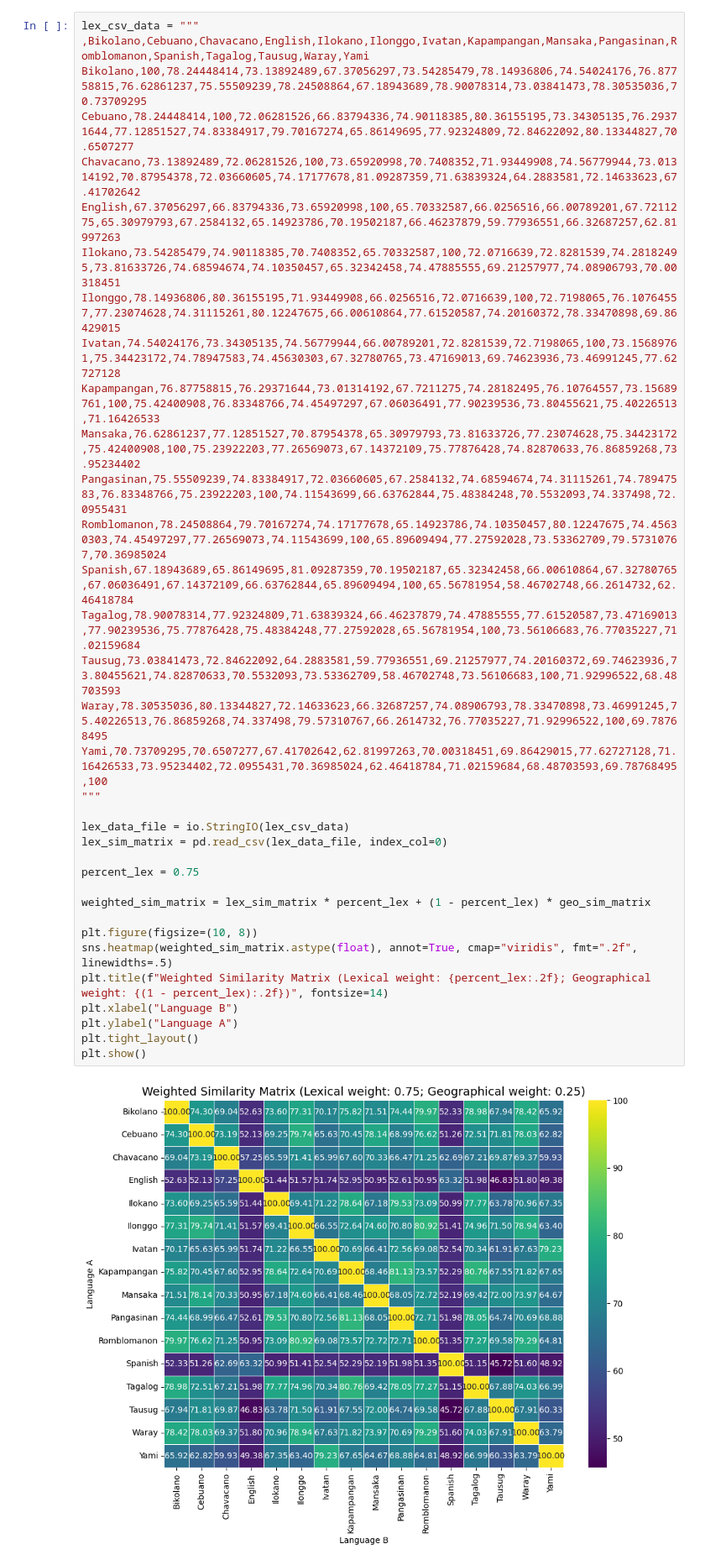
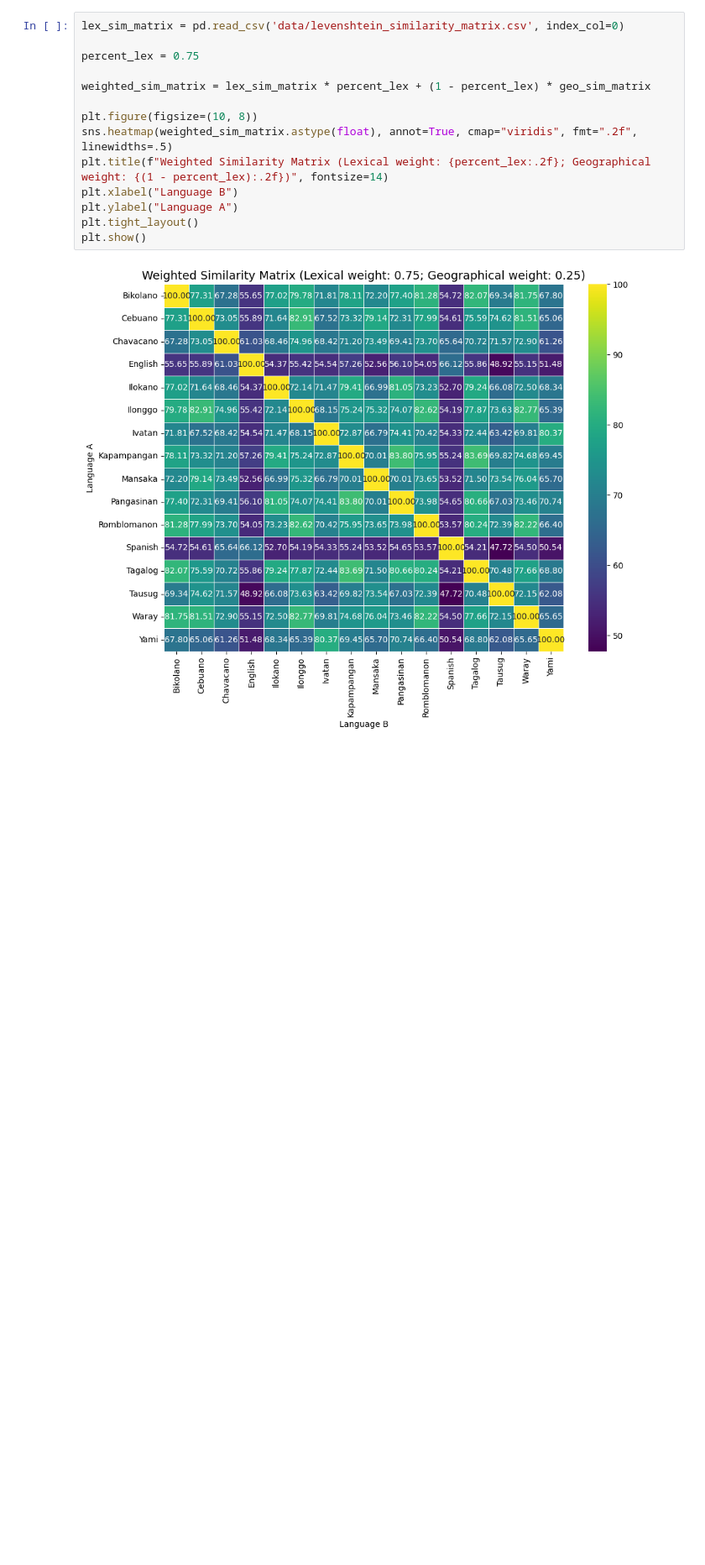
Before and after one commit to xandreiAThome/philippine-language-clustering, a Jupyter notebook: geographical-clustering.ipynb, the cells around one changed output. Shown at 84% size. Drawn from its saved outputs; the diff is of its cells as text; blank space fills up the shorter version.

```diff
--- a/geographical-clustering.ipynb
+++ b/geographical-clustering.ipynb
@@ -70,42 +70,21 @@ This matrix also captures important data that was missing from the lexical simil
 
 These two similarity scores both describe the similarity of each language to every other language, but each similarity score represents different dimensions or attributes that two languages are similar/different in. One way to summarize these two scores is to apply a weight to each similarity score, representing how much influence each similarity score has on the final similarity score value. We set the weight of the lexical similarity score to be 0.75 while the geographical similarity score has a weight of 0.25.
 # %%
-lex_csv_data = """
-,Bikolano,Cebuano,Chavacano,English,Ilokano,Ilonggo,Ivatan,Kapampangan,Mansaka,Pangasinan,Romblomanon,Spanish,Tagalog,Tausug,Waray,Yami
-Bikolano,100,78.24448414,73.13892489,67.37056297,73.54285479,78.14936806,74.54024176,76.87758815,76.62861237,75.55509239,78.24508864,67.18943689,78.90078314,73.03841473,78.30535036,70.73709295
-Cebuano,78.24448414,100,72.06281526,66.83794336,74.90118385,80.36155195,73.34305135,76.29371644,77.12851527,74.83384917,79.70167274,65.86149695,77.92324809,72.84622092,80.13344827,70.6507277
-Chavacano,73.13892489,72.06281526,100,73.65920998,70.7408352,71.93449908,74.56779944,73.01314192,70.87954378,72.03660605,74.17177678,81.09287359,71.63839324,64.2883581,72.14633623,67.41702642
-English,67.37056297,66.83794336,73.65920998,100,65.70332587,66.0256516,66.00789201,67.7211275,65.30979793,67.2584132,65.14923786,70.19502187,66.46237879,59.77936551,66.32687257,62.81997263
-Ilokano,73.54285479,74.90118385,70.7408352,65.70332587,100,72.0716639,72.8281539,74.28182495,73.81633726,74.68594674,74.10350457,65.32342458,74.47885555,69.21257977,74.08906793,70.00318451
-Ilonggo,78.14936806,80.36155195,71.93449908,66.0256516,72.0716639,100,72.7198065,76.10764557,77.23074628,74.31115261,80.12247675,66.00610864,77.61520587,74.20160372,78.33470898,69.86429015
-Ivatan,74.54024176,73.34305135,74.56779944,66.00789201,72.8281539,72.7198065,100,73.15689761,75.34423172,74.78947583,74.45630303,67.32780765,73.47169013,69.74623936,73.46991245,77.62727128
-Kapampangan,76.87758815,76.29371644,73.01314192,67.7211275,74.28182495,76.10764557,73.15689761,100,75.42400908,76.83348766,74.45497297,67.06036491,77.90239536,73.80455621,75.40226513,71.16426533
-Mansaka,76.62861237,77.12851527,70.87954378,65.30979793,73.81633726,77.23074628,75.34423172,75.42400908,100,75.23922203,77.26569073,67.14372109,75.77876428,74.82870633,76.86859268,73.95234402
-Pangasinan,75.55509239,74.83384917,72.03660605,67.2584132,74.68594674,74.31115261,74.78947583,76.83348766,75.23922203,100,74.11543699,66.63762844,75.48384248,70.5532093,74.337498,72.0955431
-Romblomanon,78.24508864,79.70167274,74.17177678,65.14923786,74.10350457,80.12247675,74.45630303,74.45497297,77.26569073,74.11543699,100,65.89609494,77.27592028,73.53362709,79.57310767,70.36985024
-Spanish,67.18943689,65.86149695,81.09287359,70.19502187,65.32342458,66.00610864,67.32780765,67.06036491,67.14372109,66.63762844,65.89609494,100,65.56781954,58.46702748,66.2614732,62.46418784
-Tagalog,78.90078314,77.92324809,71.63839324,66.46237879,74.47885555,77.61520587,73.47169013,77.90239536,75.77876428,75.48384248,77.27592028,65.56781954,100,73.56106683,76.77035227,71.02159684
-Tausug,73.03841473,72.84622092,64.2883581,59.77936551,69.21257977,74.20160372,69.74623936,73.80455621,74.82870633,70.5532093,73.53362709,58.46702748,73.56106683,100,71.92996522,68.48703593
-Waray,78.30535036,80.13344827,72.14633623,66.32687257,74.08906793,78.33470898,73.46991245,75.40226513,76.86859268,74.337498,79.57310767,66.2614732,76.77035227,71.92996522,100,69.78768495
-Yami,70.73709295,70.6507277,67.41702642,62.81997263,70.00318451,69.86429015,77.62727128,71.16426533,73.95234402,72.0955431,70.36985024,62.46418784,71.02159684,68.48703593,69.78768495,100
-"""
-
-lex_data_file = io.StringIO(lex_csv_data)
-lex_sim_matrix = pd.read_csv(lex_data_file, index_col=0)
+lex_sim_matrix = pd.read_csv('data/levenshtein_similarity_matrix.csv', index_col=0)
 
 percent_lex = 0.75
 
 weighted_sim_matrix = lex_sim_matrix * percent_lex + (1 - percent_lex) * geo_sim_matrix
 
 plt.figure(figsize=(10, 8))
 sns.heatmap(weighted_sim_matrix.astype(float), annot=True, cmap="viridis", fmt=".2f", linewidths=.5)
 plt.title(f"Weighted Similarity Matrix (Lexical weight: {percent_lex:.2f}; Geographical weight: {(1 - percent_lex):.2f})", fontsize=14)
 plt.xlabel("Language B")
 plt.ylabel("Language A")
 plt.tight_layout()
 plt.show()
 # %% [output]
-[figure, old version]
+[figure, new version]
 # %%
 from scipy.cluster.hierarchy import linkage, dendrogram
 from scipy.spatial.distance import squareform
```
Also changed, not shown: parts of 3 cells of this notebook, 4 other files.
